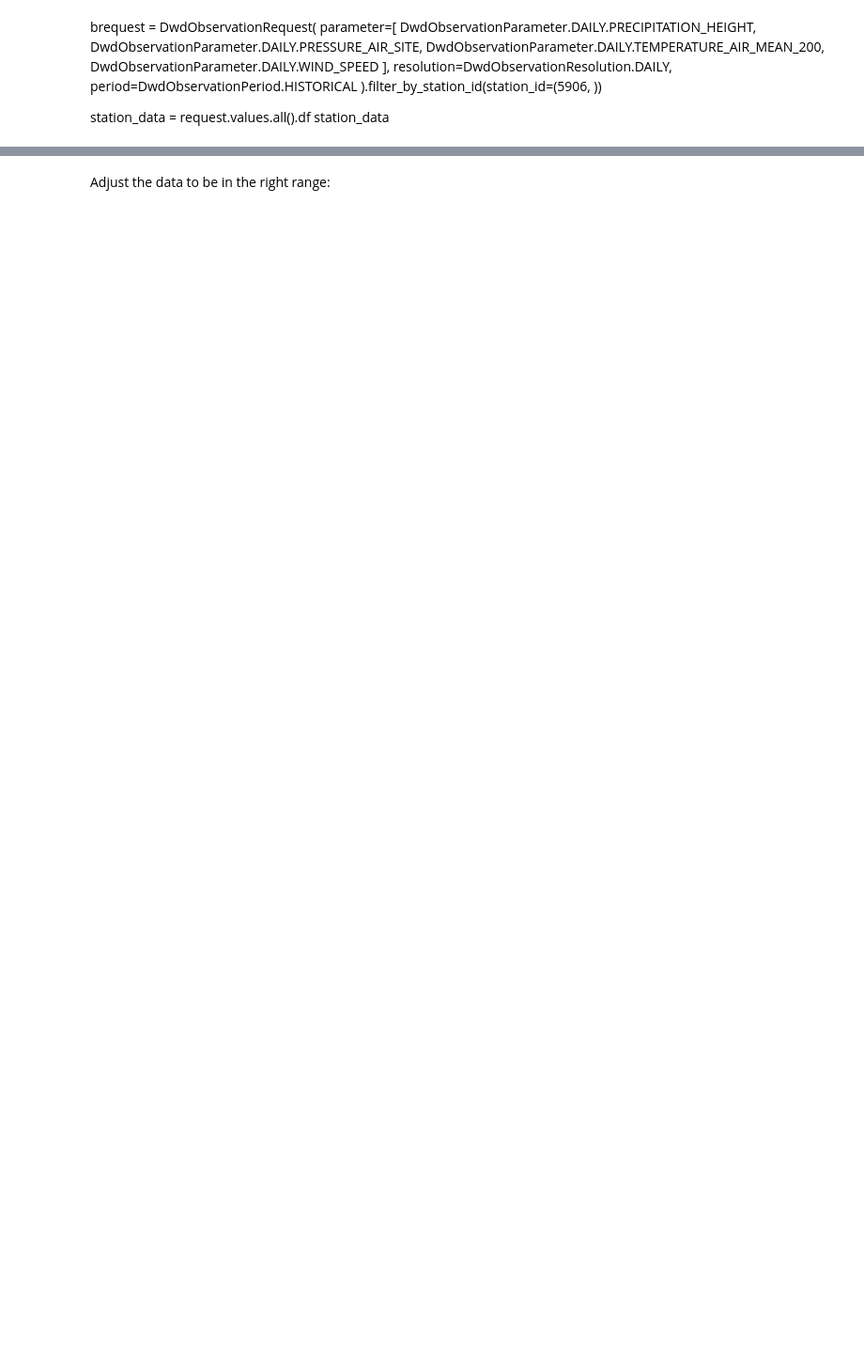
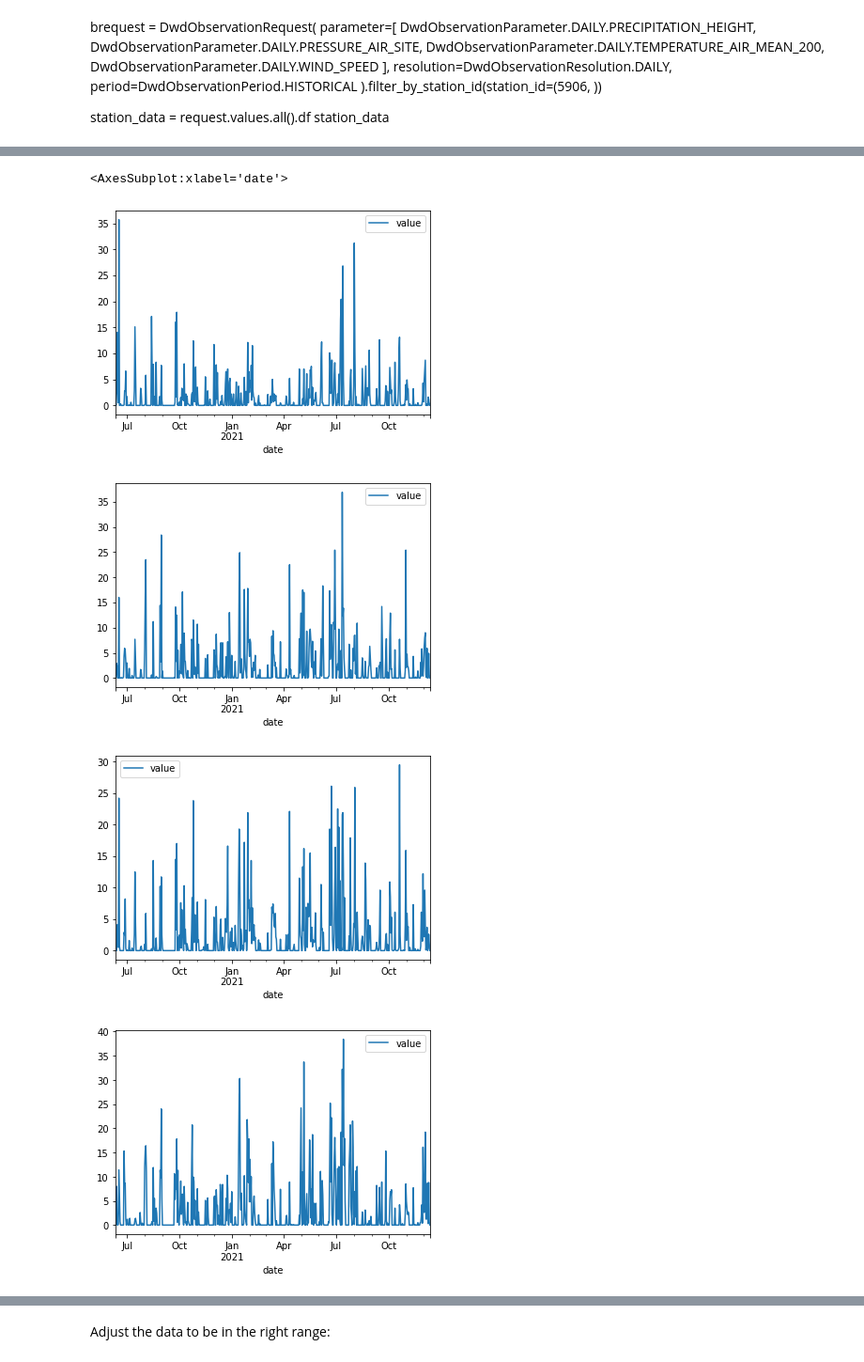
Before and after one commit to AJWarnke/datascienceml2022, a Jupyter notebook: network-DWD.ipynb, the cells around one changed output, grey strips where cells are left out. Shown at 94% size. Cells and saved outputs as stored; diff of their text form; code cells hidden in the pictures; blank space fills up the shorter version.

```diff
--- a/network-DWD.ipynb
+++ b/network-DWD.ipynb
@@ -138,0 +173,11 @@ There is some missing data since 1940 until 1950. This is of no concern, since I
+# %%
+precipitation_ma_recent.plot(x="date", y="value")
+precipitation_frei_recent.plot(x="date", y="value")
+precipitation_rheinau_recent.plot(x="date", y="value")
+precipitation_rheinfelden_recent.plot(x="date", y="value")
+# %% [output]
+<AxesSubplot:xlabel='date'>
+[figure, added]
+[figure, added]
+[figure, added]
+[figure, added]
```
Also changed, not shown: parts of 54 cells of this notebook.
